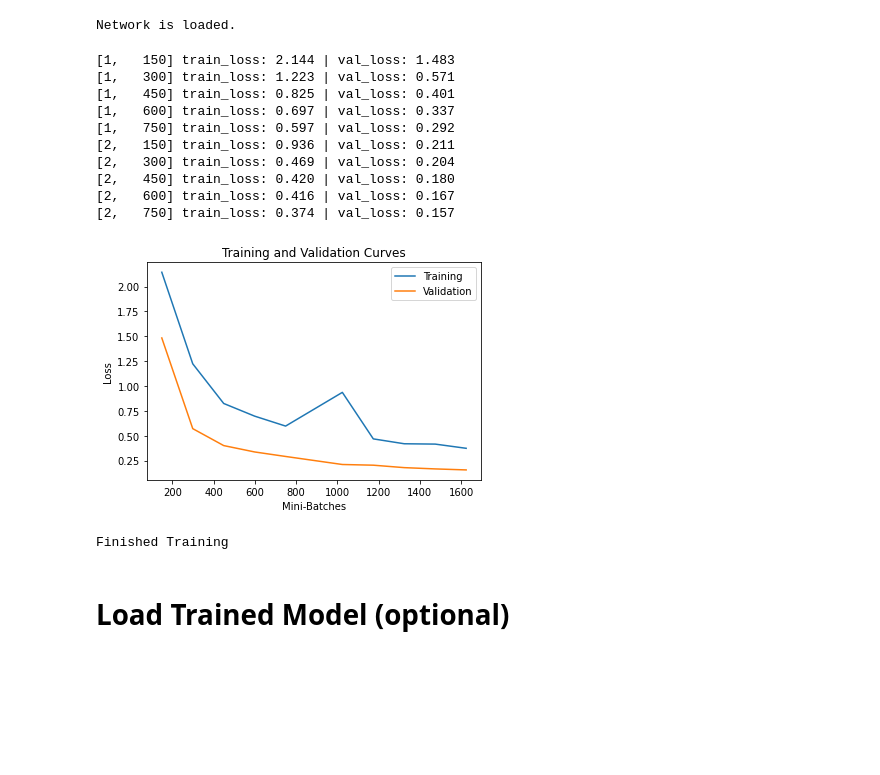
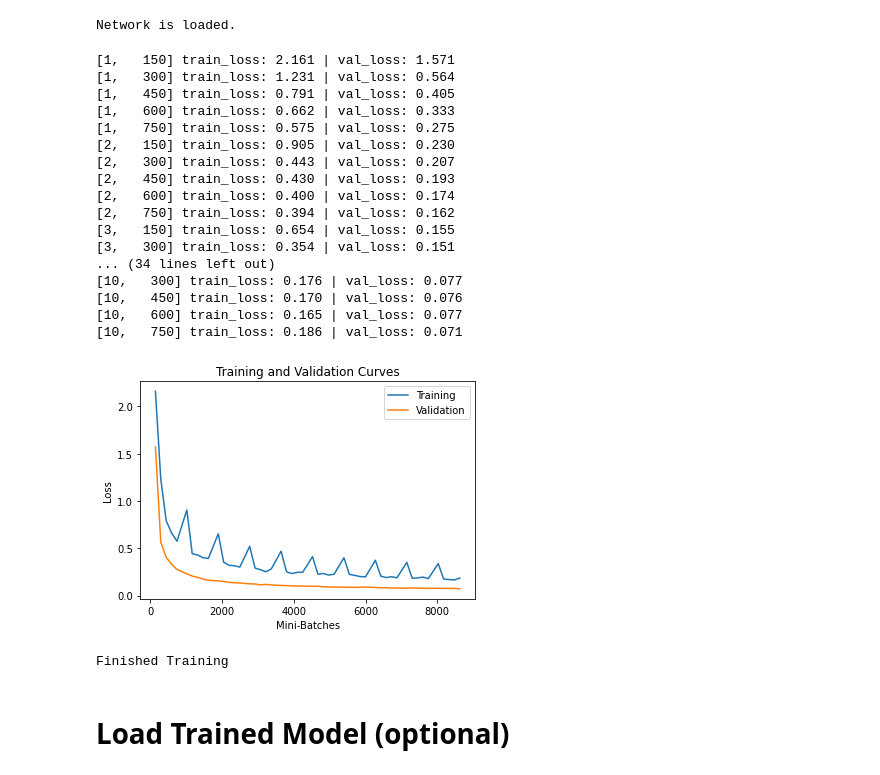
Before and after one commit to dpalbrecht/MiniTorch, a Jupyter notebook: 2020_10_25_MNIST_Classifier.ipynb, the cells around one changed output. Cells and saved outputs as stored; diff of their text form; code cells hidden in the pictures; blank space fills up the shorter version.

```diff
--- a/2020_10_25_MNIST_Classifier.ipynb
+++ b/2020_10_25_MNIST_Classifier.ipynb
@@ -99,19 +101,27 @@ minitorch.load_net(net=Net(), weights='equal',
 # %% [output]
 Network is loaded.
 # %%
-minitorch.train(epochs=2, log_mini_batches=150)
+# Train model
+minitorch.train(epochs=10, log_mini_batches=150)
 # %% [output]
-[1,   150] train_loss: 2.144 | val_loss: 1.483
-[1,   300] train_loss: 1.223 | val_loss: 0.571
-[1,   450] train_loss: 0.825 | val_loss: 0.401
-[1,   600] train_loss: 0.697 | val_loss: 0.337
-[1,   750] train_loss: 0.597 | val_loss: 0.292
-[2,   150] train_loss: 0.936 | val_loss: 0.211
-[2,   300] train_loss: 0.469 | val_loss: 0.204
-[2,   450] train_loss: 0.420 | val_loss: 0.180
-[2,   600] train_loss: 0.416 | val_loss: 0.167
-[2,   750] train_loss: 0.374 | val_loss: 0.157
+[1,   150] train_loss: 2.161 | val_loss: 1.571
+[1,   300] train_loss: 1.231 | val_loss: 0.564
+[1,   450] train_loss: 0.791 | val_loss: 0.405
+[1,   600] train_loss: 0.662 | val_loss: 0.333
+[1,   750] train_loss: 0.575 | val_loss: 0.275
+[2,   150] train_loss: 0.905 | val_loss: 0.230
+[2,   300] train_loss: 0.443 | val_loss: 0.207
+[2,   450] train_loss: 0.430 | val_loss: 0.193
+[2,   600] train_loss: 0.400 | val_loss: 0.174
+[2,   750] train_loss: 0.394 | val_loss: 0.162
+[3,   150] train_loss: 0.654 | val_loss: 0.155
+[3,   300] train_loss: 0.354 | val_loss: 0.151
+... (34 lines left out)
+[10,   300] train_loss: 0.176 | val_loss: 0.077
+[10,   450] train_loss: 0.170 | val_loss: 0.076
+[10,   600] train_loss: 0.165 | val_loss: 0.077
+[10,   750] train_loss: 0.186 | val_loss: 0.071
-[figure, old version]
+[figure, new version]
 Finished Training
 # %% [markdown]
 # Load Trained Model (optional)
```
Also changed, not shown: parts of 8 cells of this notebook, 1 other file.
